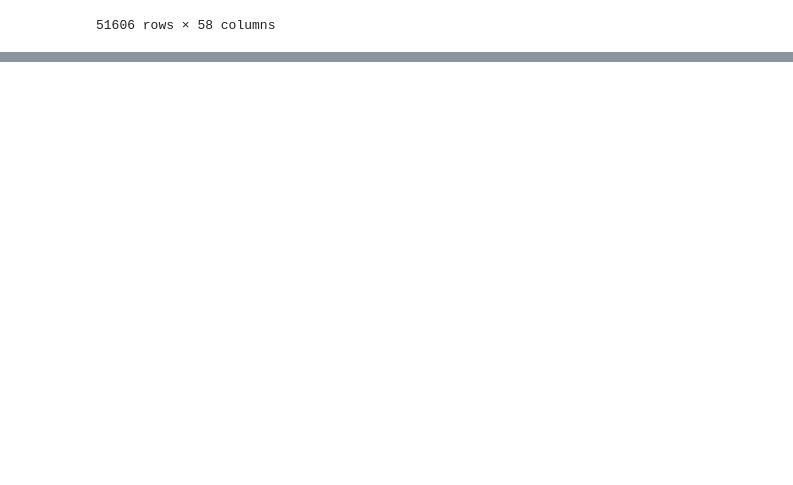
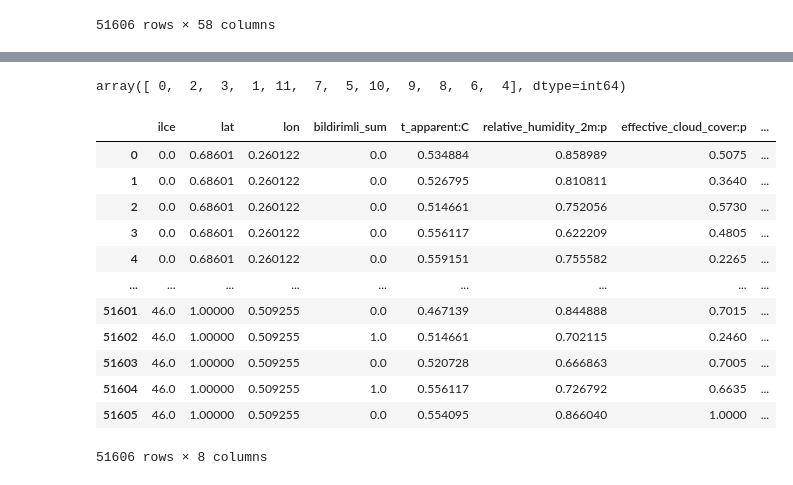
Before and after one commit to lte03/GDZDatathon, a Jupyter notebook: models.ipynb, the cells around one changed output, grey strips where cells are left out. Drawn from its saved outputs; the diff is of its cells as text; code cells hidden in the pictures; blank space fills up the shorter version.

```diff
--- a/models.ipynb
+++ b/models.ipynb
@@ -124 +125,26 @@ regressor = SVR(kernel="poly",degree=2,C=1.5)
+# %%
+mi = mutual_info_regression(X, y)
+feature_importance = np.argsort(mi)[::-1]
+feature_importance
+# %% [output]
+array([ 0,  2,  3,  1, 11,  7,  5, 10,  9,  8,  6,  4], dtype=int64)
+# %%
+new_x = X.copy()
+new_x = new_x.iloc[:,feature_importance[:8]]
+# %%
+new_x
+# %% [output]
+|  | ilce | lat | lon | bildirimli_sum | t_apparent:C | relative_humidity_2m:p | effective_cloud_cover:p | ... |
+| 0 | 0.0 | 0.68601 | 0.260122 | 0.0 | 0.534884 | 0.858989 | 0.5075 | ... |
+| 1 | 0.0 | 0.68601 | 0.260122 | 0.0 | 0.526795 | 0.810811 | 0.3640 | ... |
+| 2 | 0.0 | 0.68601 | 0.260122 | 0.0 | 0.514661 | 0.752056 | 0.5730 | ... |
+| 3 | 0.0 | 0.68601 | 0.260122 | 0.0 | 0.556117 | 0.622209 | 0.4805 | ... |
+| 4 | 0.0 | 0.68601 | 0.260122 | 0.0 | 0.559151 | 0.755582 | 0.2265 | ... |
+| ... | ... | ... | ... | ... | ... | ... | ... | ... |
+| 51601 | 46.0 | 1.00000 | 0.509255 | 0.0 | 0.467139 | 0.844888 | 0.7015 | ... |
+| 51602 | 46.0 | 1.00000 | 0.509255 | 1.0 | 0.514661 | 0.702115 | 0.2460 | ... |
+| 51603 | 46.0 | 1.00000 | 0.509255 | 0.0 | 0.520728 | 0.666863 | 0.7005 | ... |
+| 51604 | 46.0 | 1.00000 | 0.509255 | 1.0 | 0.556117 | 0.726792 | 0.6635 | ... |
+| 51605 | 46.0 | 1.00000 | 0.509255 | 0.0 | 0.554095 | 0.866040 | 1.0000 | ... |
+51606 rows × 8 columns
 # %%
```
Also changed, not shown: parts of 14 cells of this notebook.
